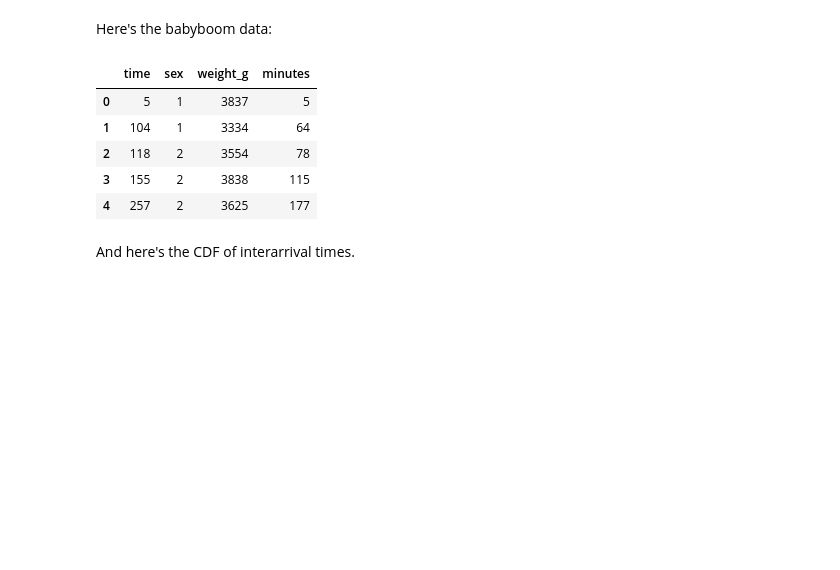
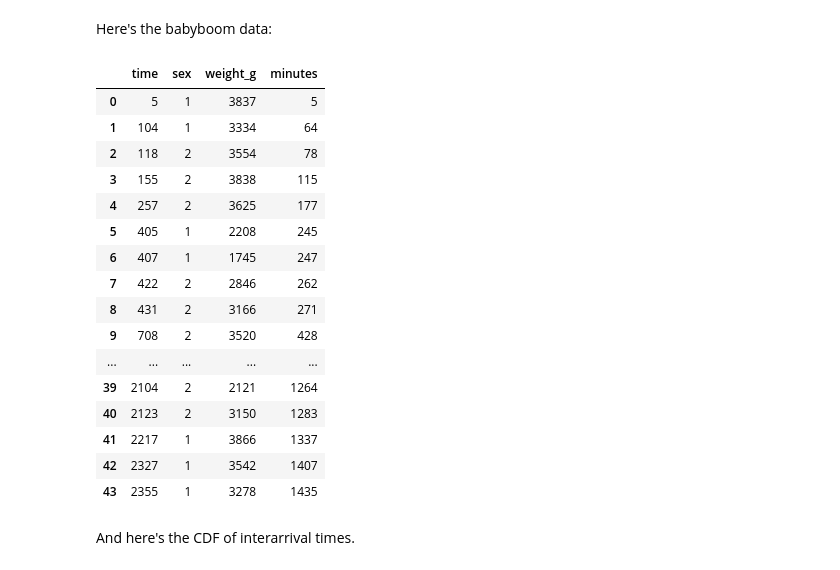
Before and after one commit to AllenDowney/DataExploration, a Jupyter notebook: modeling.ipynb, the cells around one changed output. Saved outputs shown, nothing was run; the diff lists cells and outputs as text; code cells hidden in the pictures; blank space fills up the shorter version.

```diff
--- a/modeling.ipynb
+++ b/modeling.ipynb
@@ -45,14 +45,25 @@ thinkplot.Config(title='Exponential CDF',
 Here's the babyboom data:
 # %%
 df = analytic.ReadBabyBoom()
-df.head()
+df
 # %% [output]
 |  | time | sex | weight_g | minutes |
 | 0 | 5 | 1 | 3837 | 5 |
 | 1 | 104 | 1 | 3334 | 64 |
 | 2 | 118 | 2 | 3554 | 78 |
 | 3 | 155 | 2 | 3838 | 115 |
 | 4 | 257 | 2 | 3625 | 177 |
+| 5 | 405 | 1 | 2208 | 245 |
+| 6 | 407 | 1 | 1745 | 247 |
+| 7 | 422 | 2 | 2846 | 262 |
+| 8 | 431 | 2 | 3166 | 271 |
+| 9 | 708 | 2 | 3520 | 428 |
+| ... | ... | ... | ... | ... |
+| 39 | 2104 | 2 | 2121 | 1264 |
+| 40 | 2123 | 2 | 3150 | 1283 |
+| 41 | 2217 | 1 | 3866 | 1337 |
+| 42 | 2327 | 1 | 3542 | 1407 |
+| 43 | 2355 | 1 | 3278 | 1435 |
 # %% [markdown]
 And here's the CDF of interarrival times.
 # %%
```
Also changed, not shown: parts of 9 cells of this notebook.
